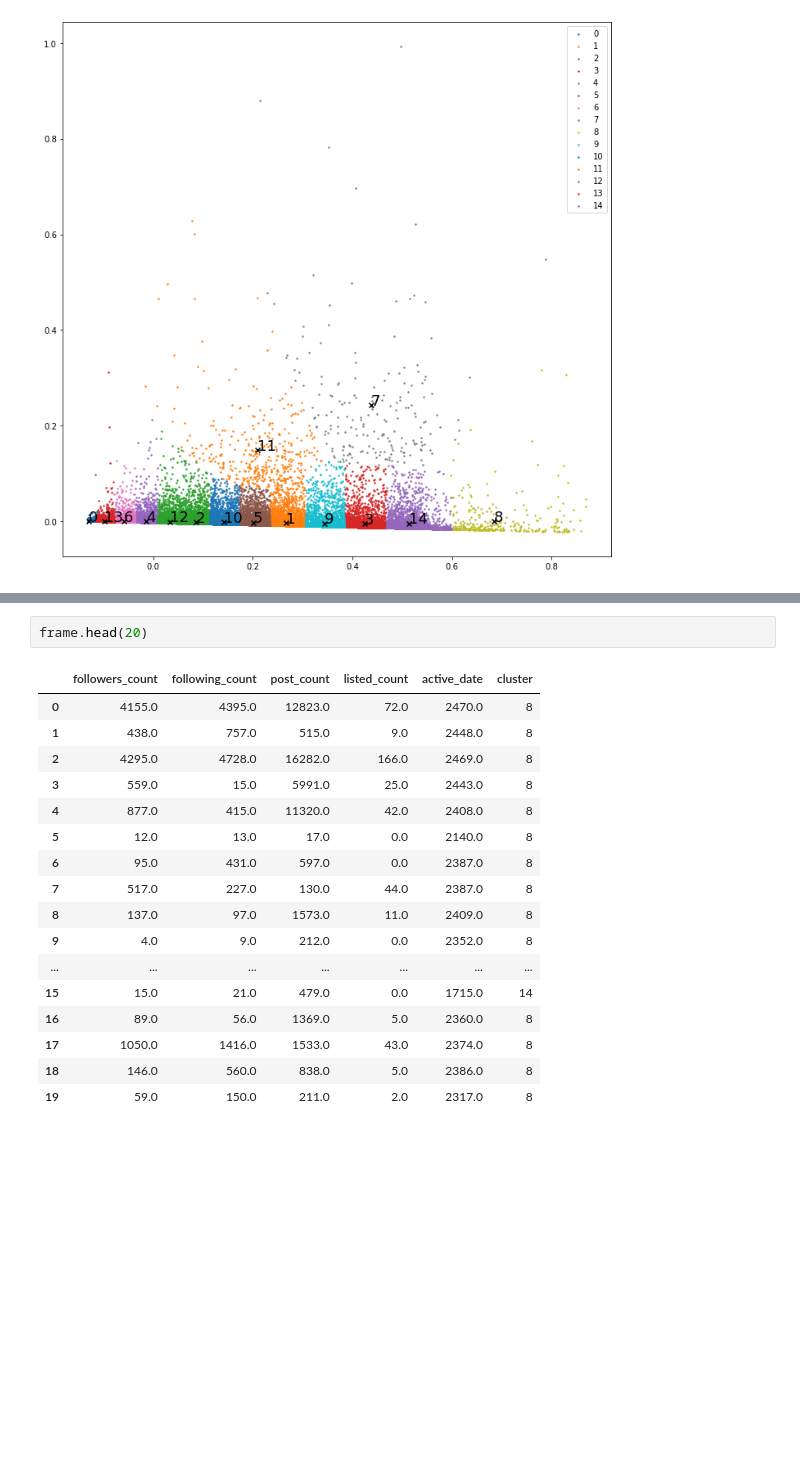
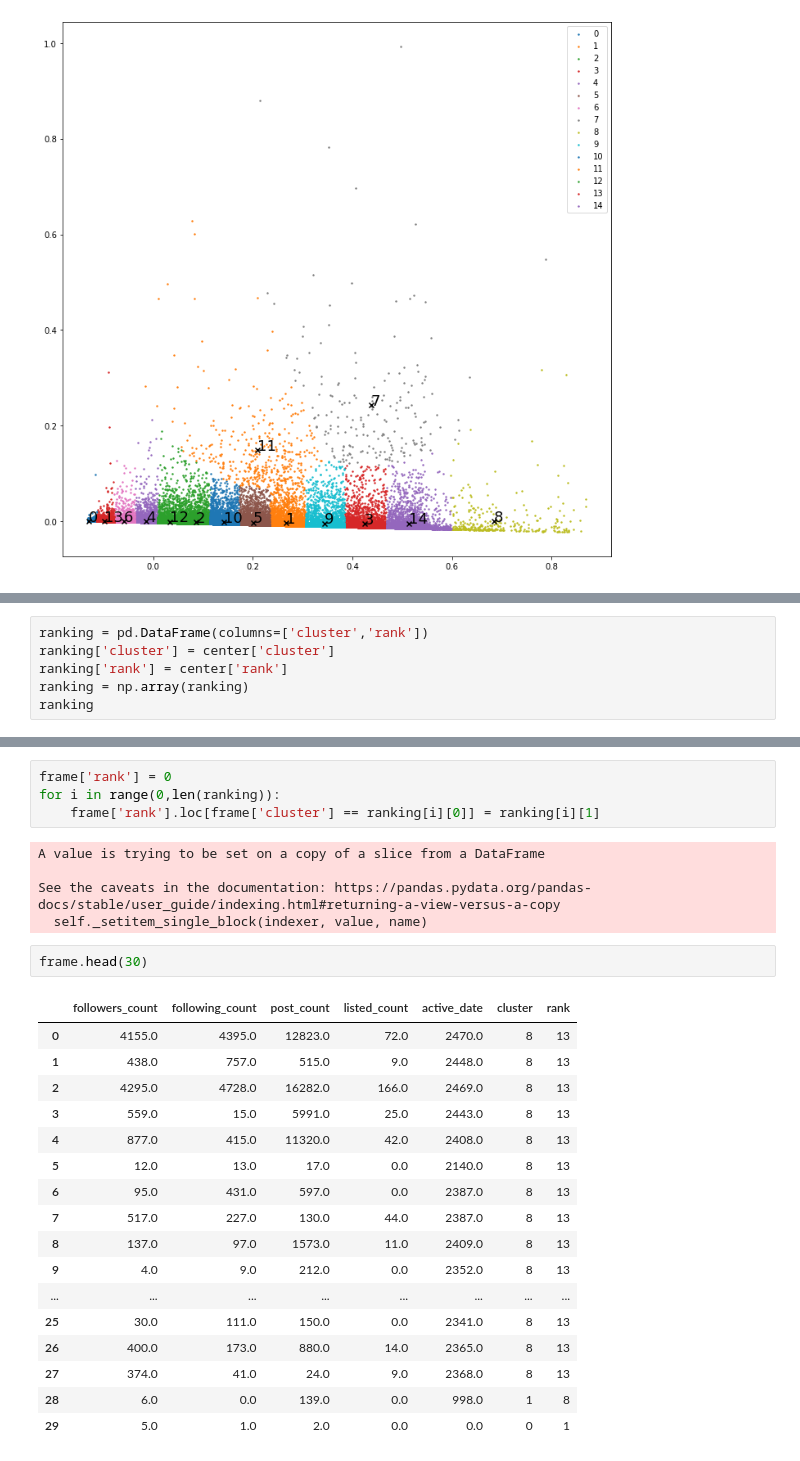
Before and after one commit to Fuyuzora/732-project, a Jupyter notebook: kmeans/kmeans.ipynb, the cells around one changed output, grey strips where cells are left out. Drawn from its saved outputs; the diff is of its cells as text; blank space fills up the shorter version.

```diff
--- a/kmeans/kmeans.ipynb
+++ b/kmeans/kmeans.ipynb
@@ -170,0 +199,6 @@ Name: cluster, dtype: int64
+# %%
+ranking = pd.DataFrame(columns=['cluster','rank'])
+ranking['cluster'] = center['cluster']
+ranking['rank'] = center['rank']
+ranking = np.array(ranking)
+ranking
@@ -171,20 +221,29 @@ Name: cluster, dtype: int64
+# %%
+frame['rank'] = 0
+for i in range(0,len(ranking)):
+    frame['rank'].loc[frame['cluster'] == ranking[i][0]] = ranking[i][1]
+# %% [output]
+A value is trying to be set on a copy of a slice from a DataFrame
+
+See the caveats in the documentation: https://pandas.pydata.org/pandas-docs/stable/user_guide/indexing.html#returning-a-view-versus-a-copy
+  self._setitem_single_block(indexer, value, name)
 # %%
-frame.head(20)
+frame.head(30)
 # %% [output]
-|  | followers_count | following_count | post_count | listed_count | active_date | cluster |
-| 0 | 4155.0 | 4395.0 | 12823.0 | 72.0 | 2470.0 | 8 |
-| 1 | 438.0 | 757.0 | 515.0 | 9.0 | 2448.0 | 8 |
-| 2 | 4295.0 | 4728.0 | 16282.0 | 166.0 | 2469.0 | 8 |
-| 3 | 559.0 | 15.0 | 5991.0 | 25.0 | 2443.0 | 8 |
-| 4 | 877.0 | 415.0 | 11320.0 | 42.0 | 2408.0 | 8 |
-| 5 | 12.0 | 13.0 | 17.0 | 0.0 | 2140.0 | 8 |
-| 6 | 95.0 | 431.0 | 597.0 | 0.0 | 2387.0 | 8 |
-| 7 | 517.0 | 227.0 | 130.0 | 44.0 | 2387.0 | 8 |
-| 8 | 137.0 | 97.0 | 1573.0 | 11.0 | 2409.0 | 8 |
-| 9 | 4.0 | 9.0 | 212.0 | 0.0 | 2352.0 | 8 |
-| ... | ... | ... | ... | ... | ... | ... |
-| 15 | 15.0 | 21.0 | 479.0 | 0.0 | 1715.0 | 14 |
-| 16 | 89.0 | 56.0 | 1369.0 | 5.0 | 2360.0 | 8 |
-| 17 | 1050.0 | 1416.0 | 1533.0 | 43.0 | 2374.0 | 8 |
-| 18 | 146.0 | 560.0 | 838.0 | 5.0 | 2386.0 | 8 |
-| 19 | 59.0 | 150.0 | 211.0 | 2.0 | 2317.0 | 8 |
+|  | followers_count | following_count | post_count | listed_count | active_date | cluster | rank |
+| 0 | 4155.0 | 4395.0 | 12823.0 | 72.0 | 2470.0 | 8 | 13 |
+| 1 | 438.0 | 757.0 | 515.0 | 9.0 | 2448.0 | 8 | 13 |
+| 2 | 4295.0 | 4728.0 | 16282.0 | 166.0 | 2469.0 | 8 | 13 |
+| 3 | 559.0 | 15.0 | 5991.0 | 25.0 | 2443.0 | 8 | 13 |
+| 4 | 877.0 | 415.0 | 11320.0 | 42.0 | 2408.0 | 8 | 13 |
+| 5 | 12.0 | 13.0 | 17.0 | 0.0 | 2140.0 | 8 | 13 |
+| 6 | 95.0 | 431.0 | 597.0 | 0.0 | 2387.0 | 8 | 13 |
+| 7 | 517.0 | 227.0 | 130.0 | 44.0 | 2387.0 | 8 | 13 |
+| 8 | 137.0 | 97.0 | 1573.0 | 11.0 | 2409.0 | 8 | 13 |
+| 9 | 4.0 | 9.0 | 212.0 | 0.0 | 2352.0 | 8 | 13 |
+| ... | ... | ... | ... | ... | ... | ... | ... |
+| 25 | 30.0 | 111.0 | 150.0 | 0.0 | 2341.0 | 8 | 13 |
+| 26 | 400.0 | 173.0 | 880.0 | 14.0 | 2365.0 | 8 | 13 |
+| 27 | 374.0 | 41.0 | 24.0 | 9.0 | 2368.0 | 8 | 13 |
+| 28 | 6.0 | 0.0 | 139.0 | 0.0 | 998.0 | 1 | 8 |
+| 29 | 5.0 | 1.0 | 2.0 | 0.0 | 0.0 | 0 | 1 |
```
Also changed, not shown: parts of 4 cells of this notebook, 1 other file.
